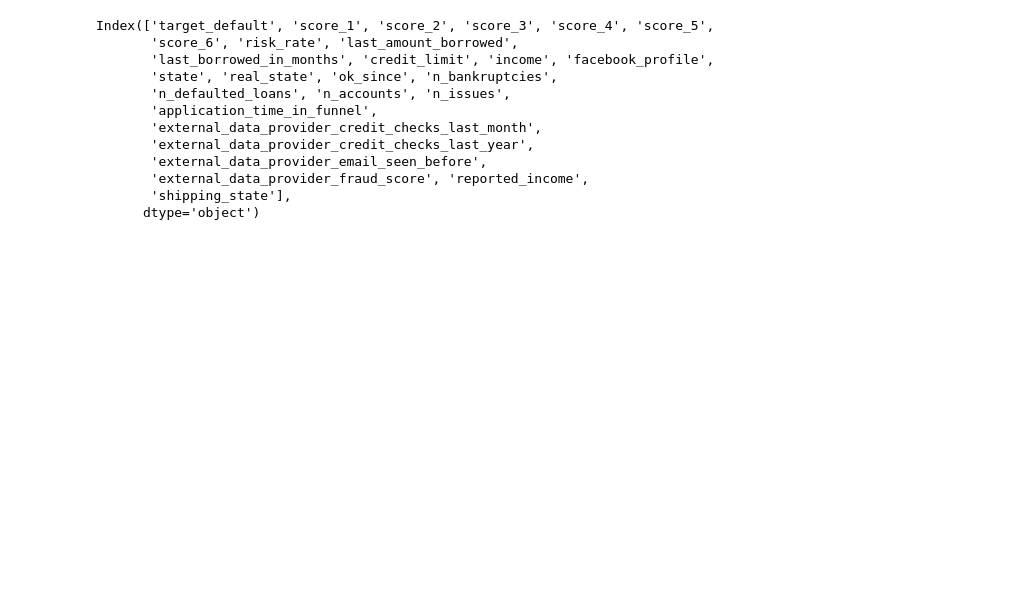
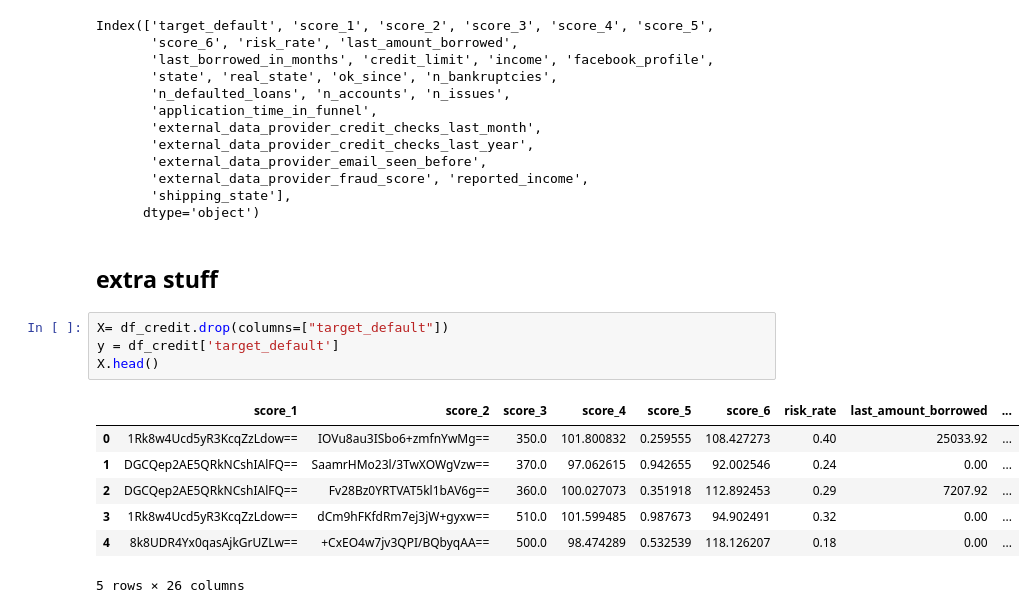
Before and after one commit to Thilanka1999/RiskModels, a Jupyter notebook: BrasilOne/CodeBase/preprocessor.ipynb, the cells around one changed output. Cells and saved outputs as stored; diff of their text form; blank space fills up the shorter version.

```diff
--- a/BrasilOne/CodeBase/preprocessor.ipynb
+++ b/BrasilOne/CodeBase/preprocessor.ipynb
@@ -143,3 +146,17 @@ Index(['target_default', 'score_1', 'score_2', 'score_3', 'score_4', 'score_5',
        'external_data_provider_fraud_score', 'reported_income',
        'shipping_state'],
       dtype='object')
+# %% [markdown]
+## extra stuff
+# %%
+X= df_credit.drop(columns=["target_default"])
+y = df_credit['target_default']
+X.head()
+# %% [output]
+|  | score_1 | score_2 | score_3 | score_4 | score_5 | score_6 | risk_rate | last_amount_borrowed | ... |
+| 0 | 1Rk8w4Ucd5yR3KcqZzLdow== | IOVu8au3ISbo6+zmfnYwMg== | 350.0 | 101.800832 | 0.259555 | 108.427273 | 0.40 | 25033.92 | ... |
+| 1 | DGCQep2AE5QRkNCshIAlFQ== | SaamrHMo23l/3TwXOWgVzw== | 370.0 | 97.062615 | 0.942655 | 92.002546 | 0.24 | 0.00 | ... |
+| 2 | DGCQep2AE5QRkNCshIAlFQ== | Fv28Bz0YRTVAT5kl1bAV6g== | 360.0 | 100.027073 | 0.351918 | 112.892453 | 0.29 | 7207.92 | ... |
+| 3 | 1Rk8w4Ucd5yR3KcqZzLdow== | dCm9hFKfdRm7ej3jW+gyxw== | 510.0 | 101.599485 | 0.987673 | 94.902491 | 0.32 | 0.00 | ... |
+| 4 | 8k8UDR4Yx0qasAjkGrUZLw== | +CxEO4w7jv3QPI/BQbyqAA== | 500.0 | 98.474289 | 0.532539 | 118.126207 | 0.18 | 0.00 | ... |
+5 rows × 26 columns
```
Also changed, not shown: parts of 6 cells of this notebook, 5 other files.
